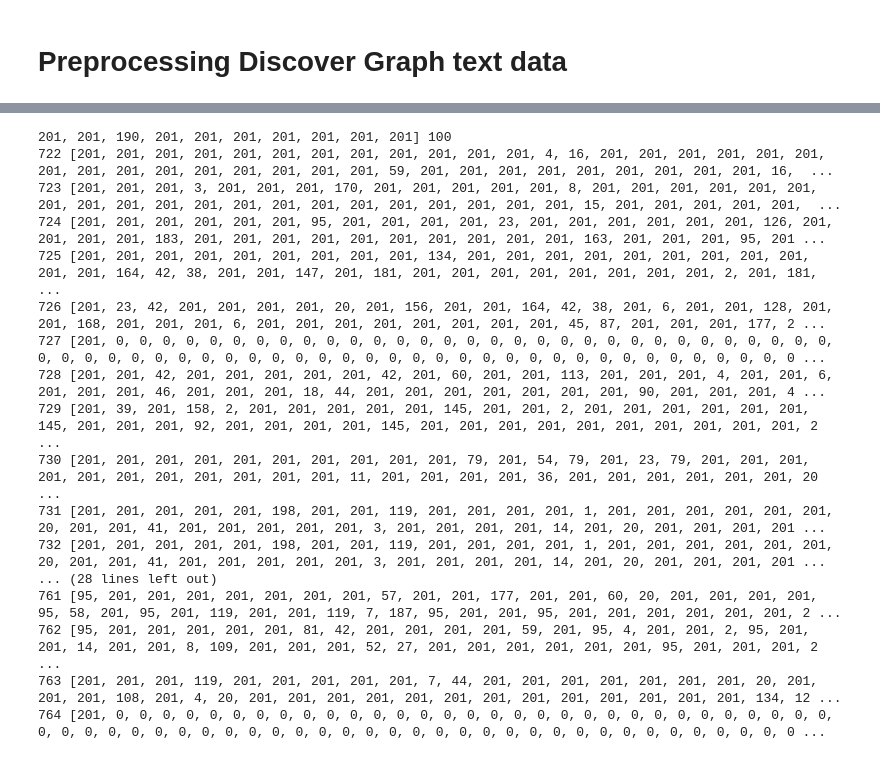
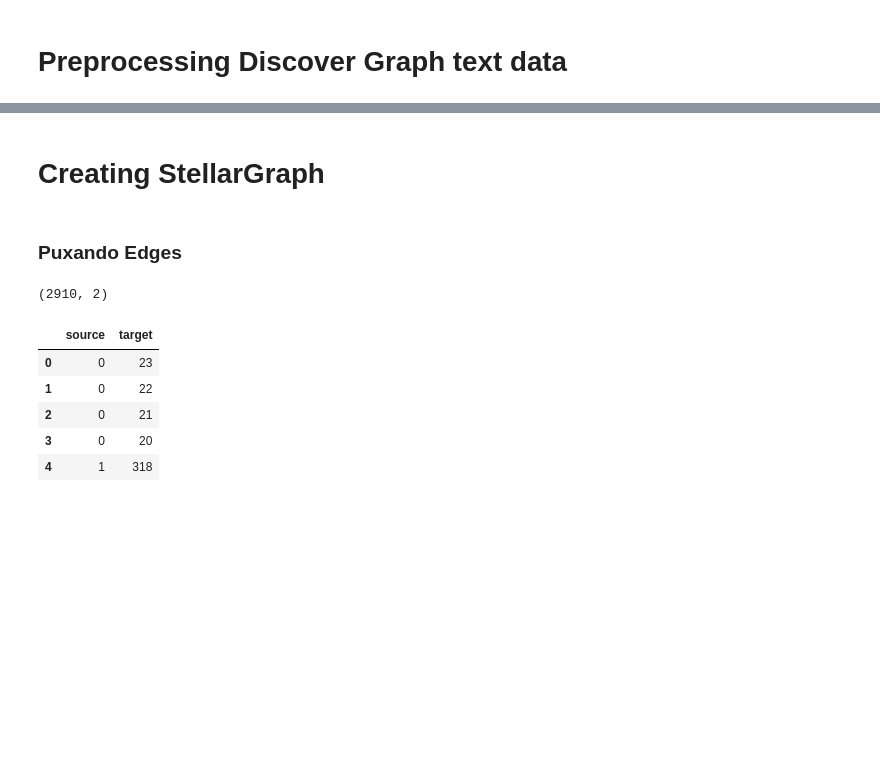
Before and after one commit to nindooAI/universe, a Jupyter notebook: text_preprocessing.ipynb, the cells around one changed output, grey strips where cells are left out. Saved outputs shown, nothing was run; the diff lists cells and outputs as text; code cells hidden in the pictures; blank space fills up the shorter version.

```diff
--- a/text_preprocessing.ipynb
+++ b/text_preprocessing.ipynb
@@ -144,25 +148,25 @@ for index,r in w2idx_db.iterrows():
     if len(w2i_list) > 100:
         w2i_list = w2i_list[:100]
     w2idx_dict[r['ID']] = w2i_list
-# %%
-for key in w2idx_dict.keys():
-    if len(w2idx_dict[key]) >= 100:
-        print(key,w2idx_dict[key], len(w2idx_dict[key]))
-# %% [output]
-201, 201, 190, 201, 201, 201, 201, 201, 201, 201] 100
-722 [201, 201, 201, 201, 201, 201, 201, 201, 201, 201, 201, 201, 4, 16, 201, 201, 201, 201, 201, 201, 201, 201, 201, 201, 201, 201, 201, 201, 201, 59, 201, 201, 201, 201, 201, 201, 201, 201, 201, 16,  ...
-723 [201, 201, 201, 3, 201, 201, 201, 170, 201, 201, 201, 201, 201, 8, 201, 201, 201, 201, 201, 201, 201, 201, 201, 201, 201, 201, 201, 201, 201, 201, 201, 201, 201, 201, 15, 201, 201, 201, 201, 201,  ...
-724 [201, 201, 201, 201, 201, 201, 95, 201, 201, 201, 201, 23, 201, 201, 201, 201, 201, 201, 126, 201, 201, 201, 201, 183, 201, 201, 201, 201, 201, 201, 201, 201, 201, 201, 163, 201, 201, 201, 95, 201 ...
-725 [201, 201, 201, 201, 201, 201, 201, 201, 201, 134, 201, 201, 201, 201, 201, 201, 201, 201, 201, 201, 201, 164, 42, 38, 201, 201, 147, 201, 181, 201, 201, 201, 201, 201, 201, 201, 201, 2, 201, 181, ...
-726 [201, 23, 42, 201, 201, 201, 201, 20, 201, 156, 201, 201, 164, 42, 38, 201, 6, 201, 201, 128, 201, 201, 168, 201, 201, 201, 6, 201, 201, 201, 201, 201, 201, 201, 201, 45, 87, 201, 201, 201, 177, 2 ...
-727 [201, 0, 0, 0, 0, 0, 0, 0, 0, 0, 0, 0, 0, 0, 0, 0, 0, 0, 0, 0, 0, 0, 0, 0, 0, 0, 0, 0, 0, 0, 0, 0, 0, 0, 0, 0, 0, 0, 0, 0, 0, 0, 0, 0, 0, 0, 0, 0, 0, 0, 0, 0, 0, 0, 0, 0, 0, 0, 0, 0, 0, 0, 0, 0, 0 ...
-728 [201, 201, 42, 201, 201, 201, 201, 201, 42, 201, 60, 201, 201, 113, 201, 201, 201, 4, 201, 201, 6, 201, 201, 201, 46, 201, 201, 201, 18, 44, 201, 201, 201, 201, 201, 201, 201, 90, 201, 201, 201, 4 ...
-729 [201, 39, 201, 158, 2, 201, 201, 201, 201, 201, 145, 201, 201, 2, 201, 201, 201, 201, 201, 201, 145, 201, 201, 201, 92, 201, 201, 201, 201, 145, 201, 201, 201, 201, 201, 201, 201, 201, 201, 201, 2 ...
-730 [201, 201, 201, 201, 201, 201, 201, 201, 201, 201, 79, 201, 54, 79, 201, 23, 79, 201, 201, 201, 201, 201, 201, 201, 201, 201, 201, 201, 11, 201, 201, 201, 201, 36, 201, 201, 201, 201, 201, 201, 20 ...
-731 [201, 201, 201, 201, 201, 198, 201, 201, 119, 201, 201, 201, 201, 1, 201, 201, 201, 201, 201, 201, 20, 201, 201, 41, 201, 201, 201, 201, 201, 3, 201, 201, 201, 201, 14, 201, 20, 201, 201, 201, 201 ...
-732 [201, 201, 201, 201, 201, 198, 201, 201, 119, 201, 201, 201, 201, 1, 201, 201, 201, 201, 201, 201, 20, 201, 201, 41, 201, 201, 201, 201, 201, 3, 201, 201, 201, 201, 14, 201, 20, 201, 201, 201, 201 ...
-... (28 lines left out)
-761 [95, 201, 201, 201, 201, 201, 201, 201, 57, 201, 201, 177, 201, 201, 60, 20, 201, 201, 201, 201, 95, 58, 201, 95, 201, 119, 201, 201, 119, 7, 187, 95, 201, 201, 95, 201, 201, 201, 201, 201, 201, 2 ...
-762 [95, 201, 201, 201, 201, 201, 81, 42, 201, 201, 201, 201, 59, 201, 95, 4, 201, 201, 2, 95, 201, 201, 14, 201, 201, 8, 109, 201, 201, 201, 52, 27, 201, 201, 201, 201, 201, 201, 95, 201, 201, 201, 2 ...
-763 [201, 201, 201, 119, 201, 201, 201, 201, 201, 7, 44, 201, 201, 201, 201, 201, 201, 201, 20, 201, 201, 201, 108, 201, 4, 20, 201, 201, 201, 201, 201, 201, 201, 201, 201, 201, 201, 201, 201, 134, 12 ...
-764 [201, 0, 0, 0, 0, 0, 0, 0, 0, 0, 0, 0, 0, 0, 0, 0, 0, 0, 0, 0, 0, 0, 0, 0, 0, 0, 0, 0, 0, 0, 0, 0, 0, 0, 0, 0, 0, 0, 0, 0, 0, 0, 0, 0, 0, 0, 0, 0, 0, 0, 0, 0, 0, 0, 0, 0, 0, 0, 0, 0, 0, 0, 0, 0, 0 ...
+# %% [markdown]
+# Creating StellarGraph
+# %% [markdown]
+### Puxando Edges
+# %%
+pulling_query = """\
+            MATCH (a)-->(b)
+            RETURN ID(a) AS source, ID(b) AS target
+            """
+with driver.session() as sess:
+    result = sess.run(pulling_query)
+    edges_db = pd.DataFrame([dict(row) for row in result])
+print(edges_db.shape)
+edges_db.head()
+# %% [output]
+(2910, 2)
+|  | source | target |
+| 0 | 0 | 23 |
+| 1 | 0 | 22 |
+| 2 | 0 | 21 |
+| 3 | 0 | 20 |
+| 4 | 1 | 318 |
```
Also changed, not shown: parts of 33 cells of this notebook, 6 other files.
